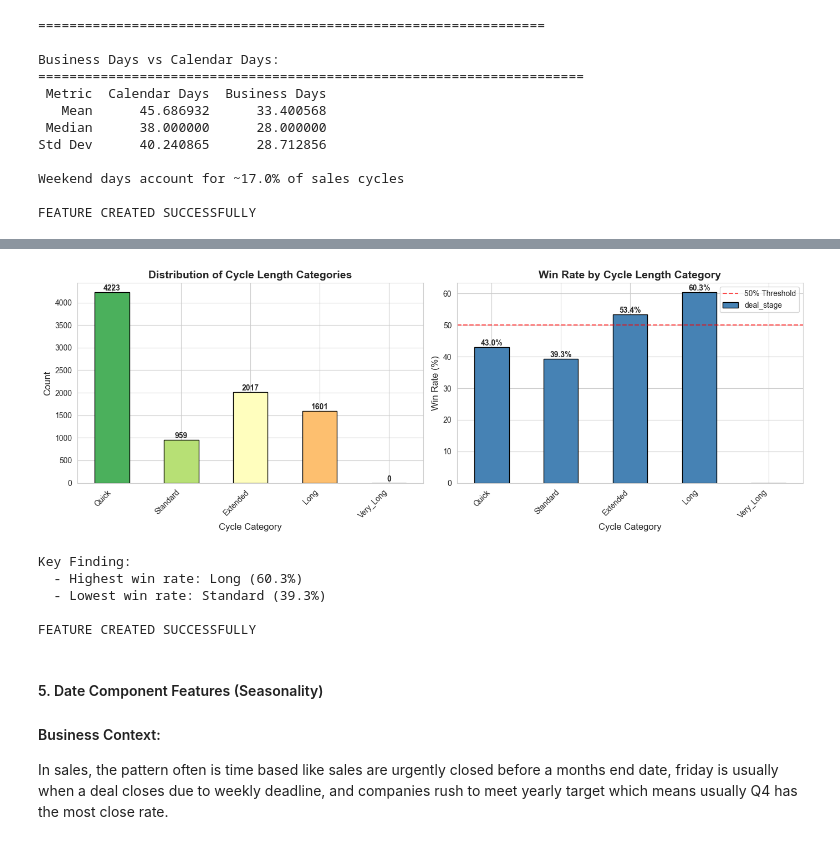
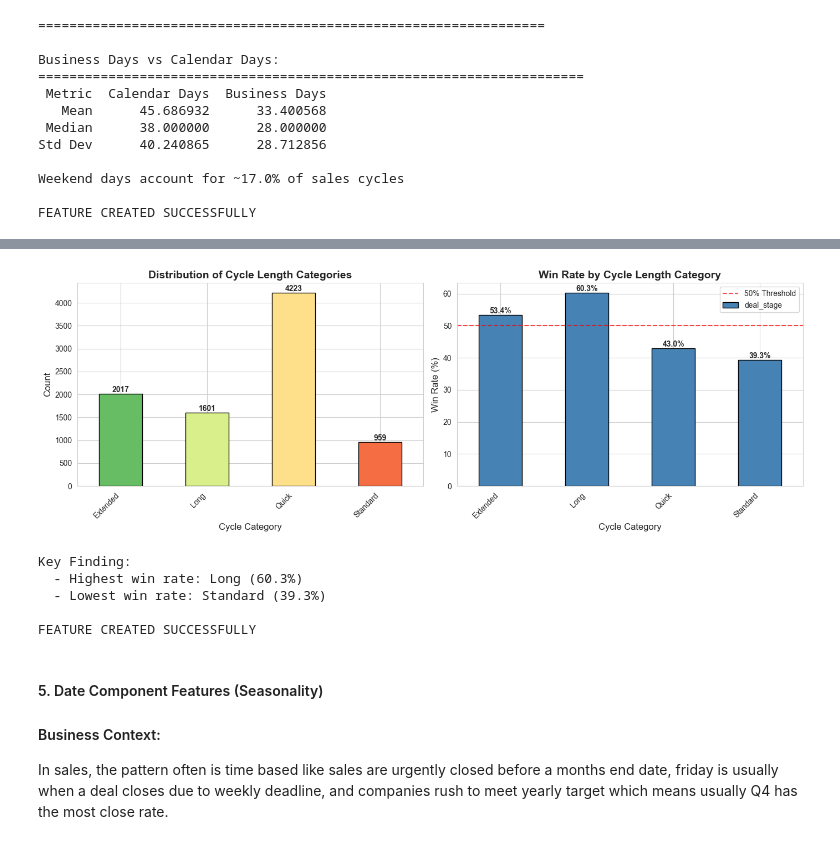
Before and after one commit to Pawan-Bhandari-1164198/1164198, a Jupyter notebook: assignment-3.ipynb, the cells around one changed output, grey strips where cells are left out. Drawn from its saved outputs; the diff is of its cells as text; code cells hidden in the pictures.

```diff
--- a/assignment-3.ipynb
+++ b/assignment-3.ipynb
@@ -410,7 +410,7 @@ df['cycle_length_category'] = pd.cut(
     df['sales_cycle_days'],
     bins=[0, 30, 60, 90, 180, float('inf')],
     labels=['Quick', 'Standard', 'Extended', 'Long', 'Very_Long']
-)
+).astype('object')
 
 print("Sales Cycle Category Distribution:")
 print("="*70)
@@ -476,4 +475,4 @@ Very_Long      0        0.00
-[figure, old version]
+[figure, new version]
 Key Finding:
   - Highest win rate: Long (60.3%)
   - Lowest win rate: Standard (39.3%)
```
Also changed, not shown: parts of 27 cells of this notebook, 1 other file.
